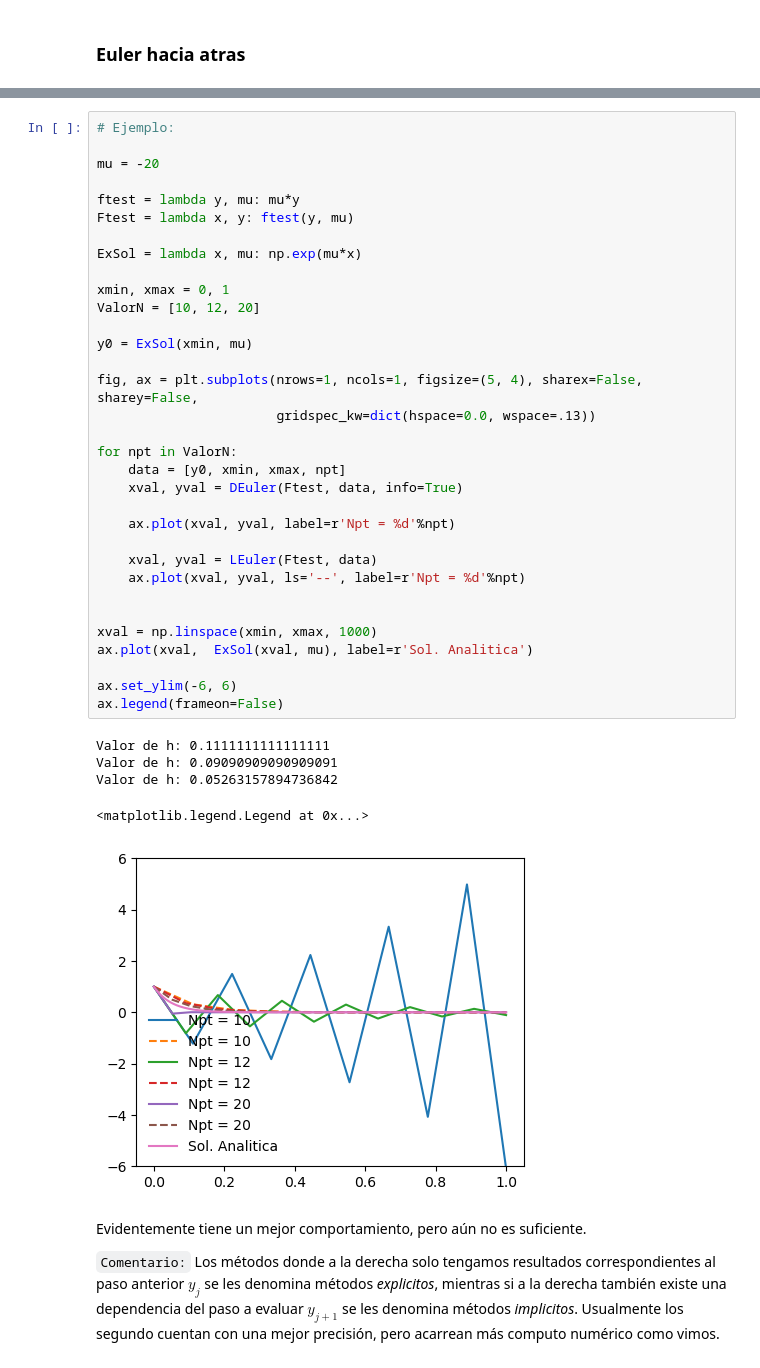
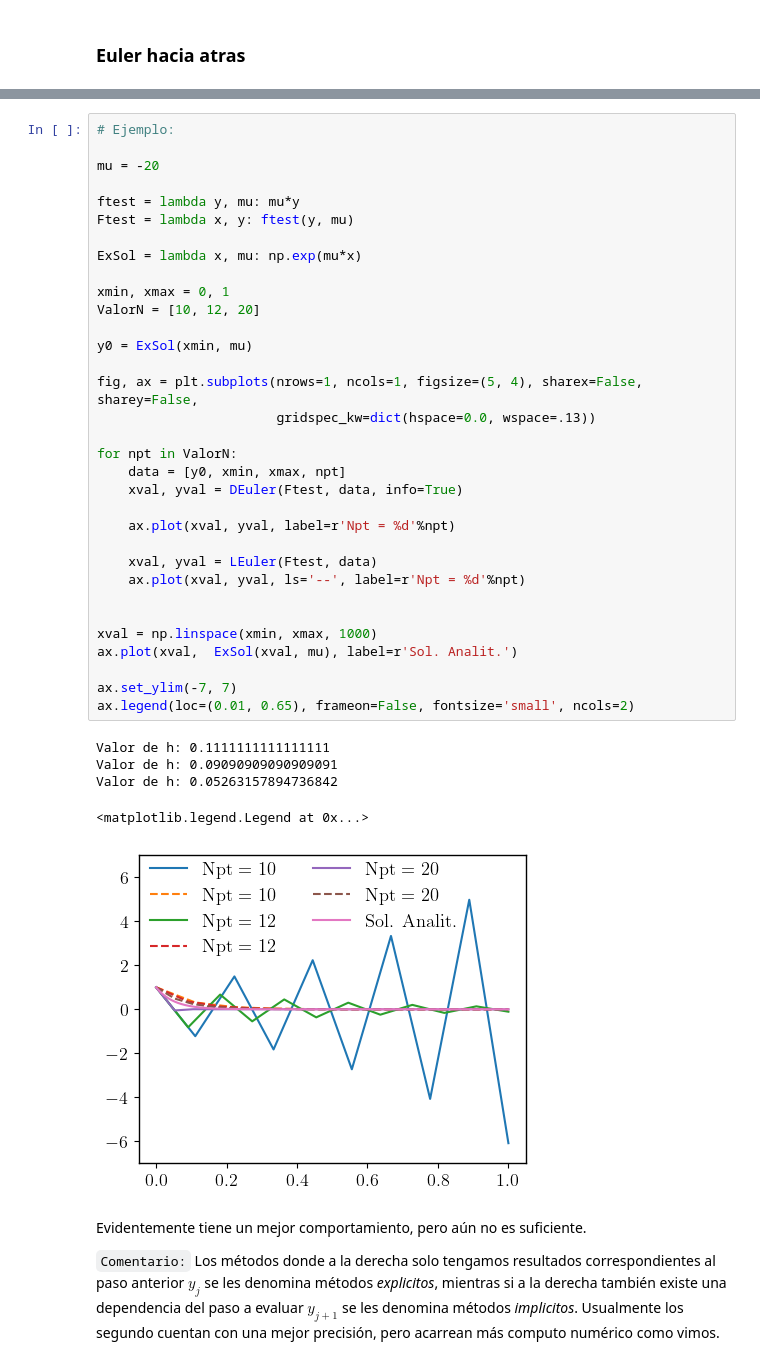
Before and after one commit to Mandy8808/GR_NS_BS, a Jupyter notebook: Solitons/Notebook/Basic_Concepts.ipynb, the cells around one changed output, grey strips where cells are left out. Drawn from its saved outputs; the diff is of its cells as text.

```diff
--- a/Solitons/Notebook/Basic_Concepts.ipynb
+++ b/Solitons/Notebook/Basic_Concepts.ipynb
@@ -546,37 +553,37 @@ mu = -20
 ftest = lambda y, mu: mu*y
 Ftest = lambda x, y: ftest(y, mu)
 
 ExSol = lambda x, mu: np.exp(mu*x)
 
 xmin, xmax = 0, 1
 ValorN = [10, 12, 20]
 
 y0 = ExSol(xmin, mu)
 
 fig, ax = plt.subplots(nrows=1, ncols=1, figsize=(5, 4), sharex=False, sharey=False,
                        gridspec_kw=dict(hspace=0.0, wspace=.13))
 
 for npt in ValorN:
     data = [y0, xmin, xmax, npt]
     xval, yval = DEuler(Ftest, data, info=True)
 
     ax.plot(xval, yval, label=r'Npt = %d'%npt)
 
     xval, yval = LEuler(Ftest, data)
     ax.plot(xval, yval, ls='--', label=r'Npt = %d'%npt)
 
 
 xval = np.linspace(xmin, xmax, 1000)
-ax.plot(xval,  ExSol(xval, mu), label=r'Sol. Analitica')
+ax.plot(xval,  ExSol(xval, mu), label=r'Sol. Analit.')
 
-ax.set_ylim(-6, 6)
-ax.legend(frameon=False)
+ax.set_ylim(-7, 7)
+ax.legend(loc=(0.01, 0.65), frameon=False, fontsize='small', ncols=2)
 # %% [output]
 Valor de h: 0.1111111111111111
 Valor de h: 0.09090909090909091
 Valor de h: 0.05263157894736842
 <matplotlib.legend.Legend at 0x...>
-[figure, old version]
+[figure, new version]
 # %% [markdown]
 Evidentemente tiene un mejor comportamiento, pero aún no es suficiente.
 
```
Also changed, not shown: parts of 25 cells of this notebook, 2 other files.
